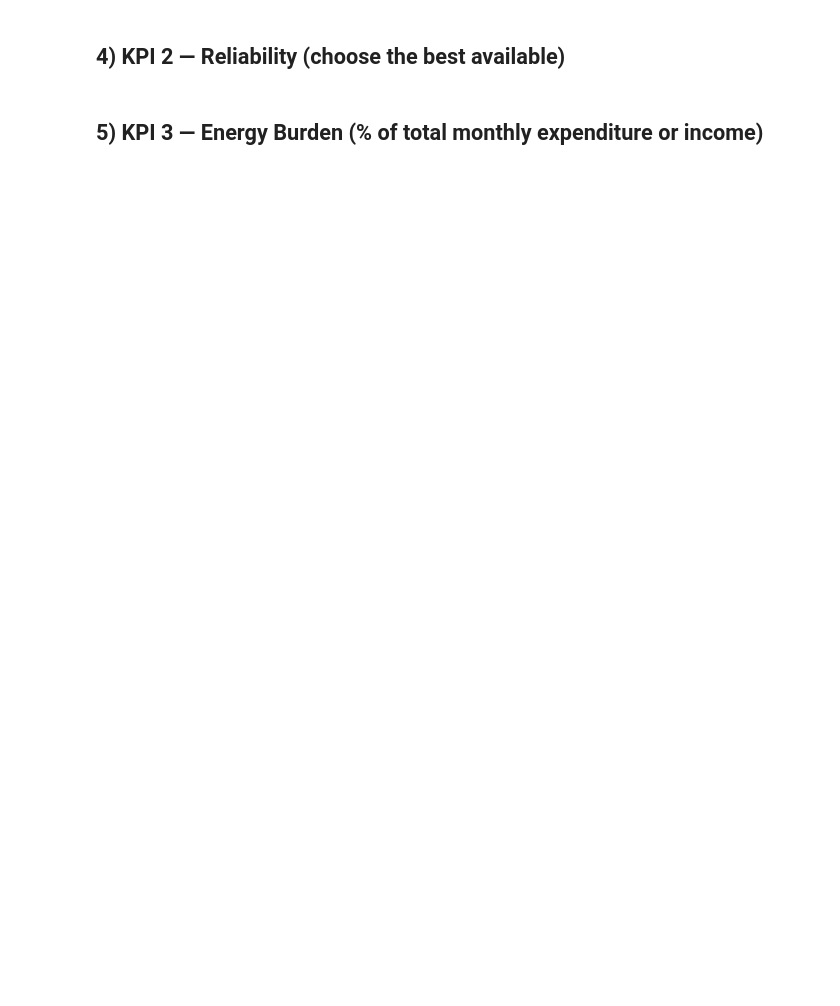
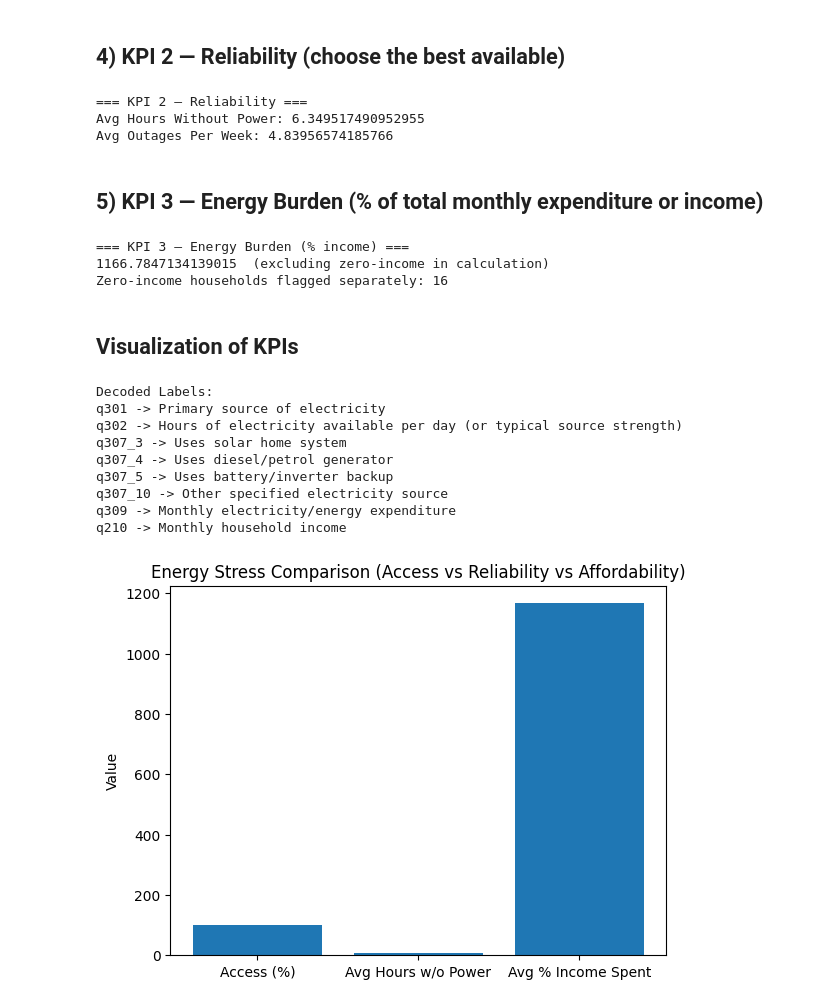
Before and after one commit to 53-97/big-data-and-business-intelligencel-week1, a Jupyter notebook: notebooks/2_Big_Data_and_BI_OptionalEx.ipynb, the cells around one changed output. Saved outputs shown, nothing was run; the diff lists cells and outputs as text; code cells hidden in the pictures; blank space fills up the shorter version.

```diff
--- a/notebooks/2_Big_Data_and_BI_OptionalEx.ipynb
+++ b/notebooks/2_Big_Data_and_BI_OptionalEx.ipynb
@@ -93,3 +96,6 @@ Length: 293, dtype: int64
+# %%
+cols = ['q301','q302','q307_3','q307_4','q307_5','q307_10','q309','q210']
+data = df[[c for c in cols if c in df.columns]].copy()
 # %% [markdown]
 ## 3) KPI 1 — Electrification Rate (%)
 # %%
@@ -97,8 +109,67 @@ Length: 293, dtype: int64
 # %% [markdown]
 ## 4) KPI 2 — Reliability (choose the best available)
 # %%
-# --- explore ---
+kpi2_hours = data['q307_3'].mean() if 'q307_3' in data else None
+kpi2_outages = data['q307_4'].mean() if 'q307_4' in data else None
+print("\n=== KPI 2 — Reliability ===")
+print("Avg Hours Without Power:", kpi2_hours)
+print("Avg Outages Per Week:", kpi2_outages)
+# %% [output]
+=== KPI 2 — Reliability ===
+Avg Hours Without Power: 6.349517490952955
+Avg Outages Per Week: 4.83956574185766
 # %% [markdown]
 ## 5) KPI 3 — Energy Burden (% of total monthly expenditure or income)
 # %%
-# --- explore ---
+data['spend_share'] = None
+if 'q307_10' in data and 'q210' in data:
+    data['zero_income_flag'] = data['q210'] == 0
+    data.loc[data['q210'] != 0, 'spend_share'] = data['q307_10'] / data['q210']
+    kpi3 = data['spend_share'].mean()
+else:
+    kpi3 = None
+print("\n=== KPI 3 — Energy Burden (% income) ===")
+print(kpi3, " (excluding zero-income in calculation)")
+print("Zero-income households flagged separately:", data['zero_income_flag'].sum() if 'zero_income_flag' in data else 0)
+# %% [output]
+=== KPI 3 — Energy Burden (% income) ===
+1166.7847134139015  (excluding zero-income in calculation)
+Zero-income households flagged separately: 16
+# %% [markdown]
+## Visualization of KPIs
+# %%
+decoded_labels = {
+    'q301': 'Primary source of electricity',
+    'q302': 'Hours of electricity available per day (or typical source strength)',
+    'q307_3': 'Uses solar home system',
+    'q307_4': 'Uses diesel/petrol generator',
+    'q307_5': 'Uses battery/inverter backup',
+    'q307_10': 'Other specified electricity source',
+    'q309': 'Monthly electricity/energy expenditure',
+    'q210': 'Monthly household income'
+}
+
+print("Decoded Labels:")
+for k, v in decoded_labels.items():
+    print(f"{k} -> {v}")
+
+# Visualization
+kpis = ['Access (%)', 'Avg Hours w/o Power', 'Avg % Income Spent']
+values = [kpi1, kpi2_hours, kpi3]
+
+plt.figure()
+plt.bar(kpis, values)
+plt.title("Energy Stress Comparison (Access vs Reliability vs Affordability)")
+plt.ylabel("Value")
+plt.show()
+# %% [output]
+Decoded Labels:
+q301 -> Primary source of electricity
+q302 -> Hours of electricity available per day (or typical source strength)
+q307_3 -> Uses solar home system
+q307_4 -> Uses diesel/petrol generator
+q307_5 -> Uses battery/inverter backup
+q307_10 -> Other specified electricity source
+q309 -> Monthly electricity/energy expenditure
+q210 -> Monthly household income
+[figure, added]
```
Also changed, not shown: parts of 3 cells of this notebook.
